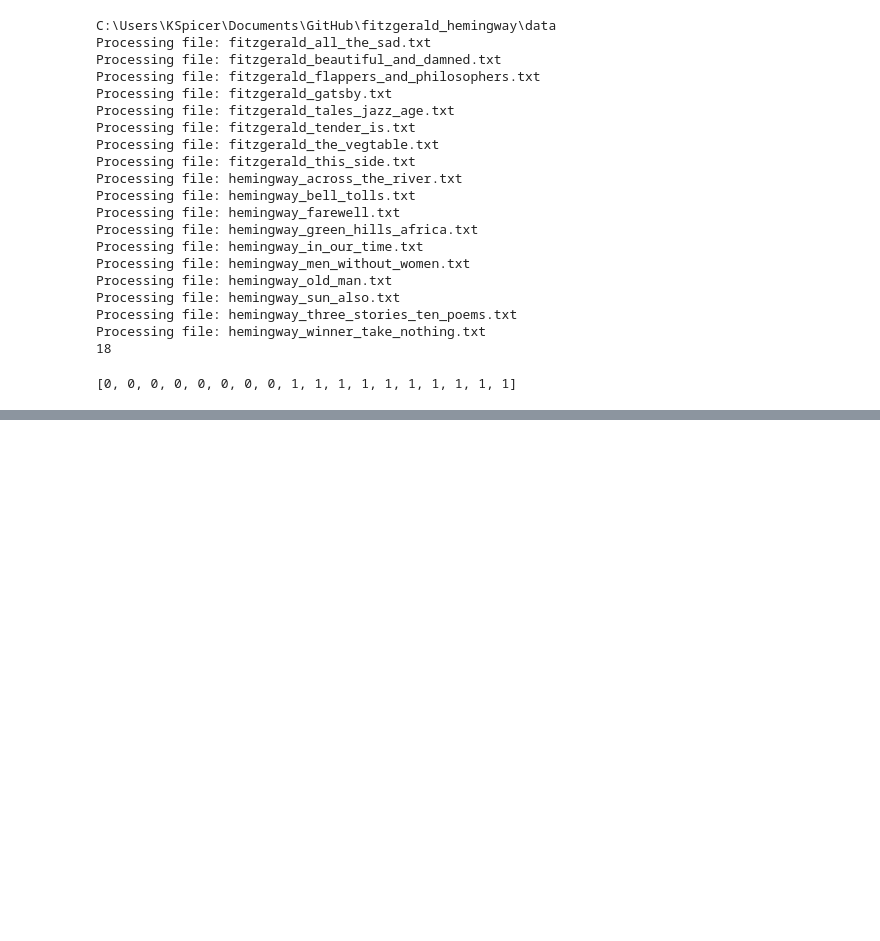
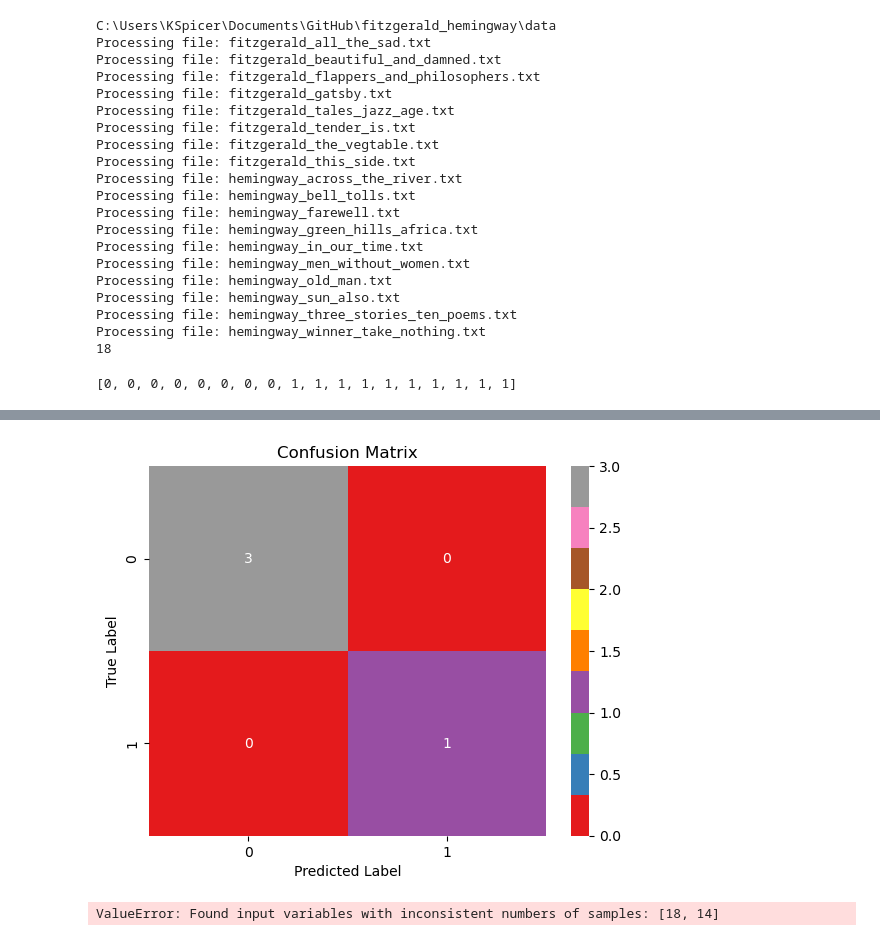
Before and after one commit to kspicer80/fitzgerald_hemingway, a Jupyter notebook: hac_algorithm.ipynb, the cells around one changed output, grey strips where cells are left out. Saved outputs shown, nothing was run; the diff lists cells and outputs as text; code cells hidden in the pictures; blank space fills up the shorter version.

```diff
--- a/hac_algorithm.ipynb
+++ b/hac_algorithm.ipynb
@@ -248,0 +301,58 @@ TypeError: PCA does not support sparse input. See TruncatedSVD for a possible al
+# %%
+from sklearn.metrics import confusion_matrix
+import matplotlib.pyplot as plt
+import seaborn as sns
+
+# Generate the confusion matrix
+cm = confusion_matrix(labels_test, predictions)
+
+# Plot the confusion matrix
+sns.heatmap(cm, annot=True, fmt='d', cmap='Set1')
+plt.xlabel("Predicted Label")
+plt.ylabel("True Label")
+plt.title("Confusion Matrix")
+plt.show()
+# %% [output]
+[figure, added]
+# %%
+import pandas as pd
+import numpy as np
+from sklearn.pipeline import Pipeline
+from sklearn.ensemble import RandomForestClassifier
+from sklearn.feature_extraction.text import TfidfVectorizer
+
+X_train, X_test, y_train, y_test = train_test_split(
+    text_data, labels, test_size=
+    0.2, random_state=42
+)
+
+vectorizer = TfidfVectorizer()
+X_vect = vectorizer.fit_transform(text_data)
+
+# Define the pipeline
+pipeline = Pipeline([
+    ('svd', TruncatedSVD(n_components=2)),
+    ('classifier', RandomForestClassifier())
+])
+
+# Fit the pipeline on your text data
+pipeline.fit(X_vect, y_train)
+
+# Access the feature names from the TfidfVectorizer
+vectorizer = pipeline.named_steps['vectorizer']
+feature_names = vectorizer.get_feature_names()
+
+# Access the feature importances from the classifier
+classifier = pipeline.named_steps['classifier']
+importances = classifier.feature_importances_
+
+# Create a DataFrame to visualize the feature importances
+importance_df = pd.DataFrame({'feature': feature_names, 'importance': importances})
+
+# Sort the features by importance
+importance_df.sort_values(by='importance', ascending=False, inplace=True)
+
+# Print the top 10 most important features
+print(importance_df.head(10))
+# %% [output]
+ValueError: Found input variables with inconsistent numbers of samples: [18, 14]
```
Also changed, not shown: parts of 2 cells of this notebook.
